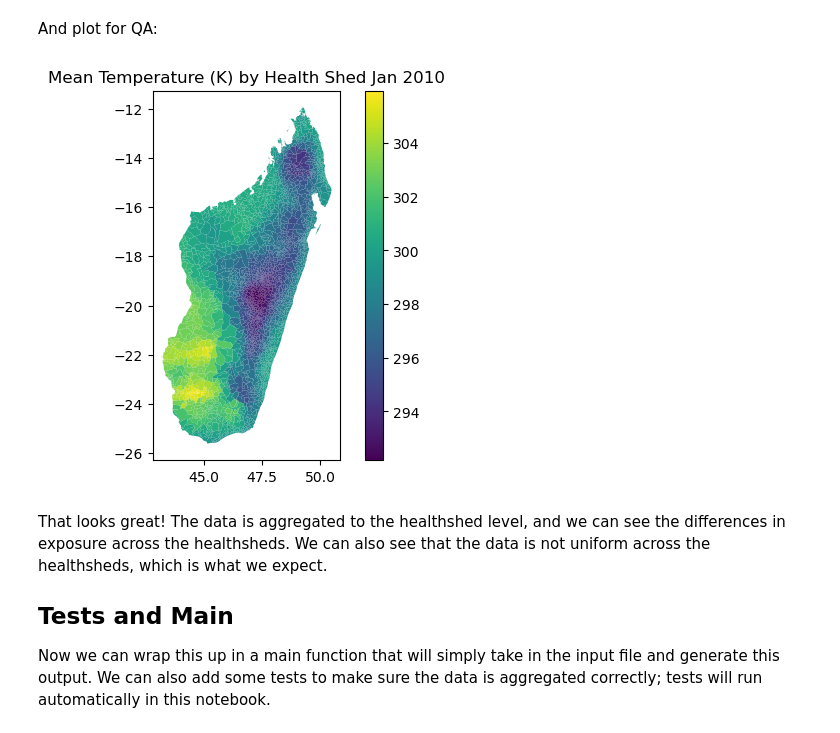
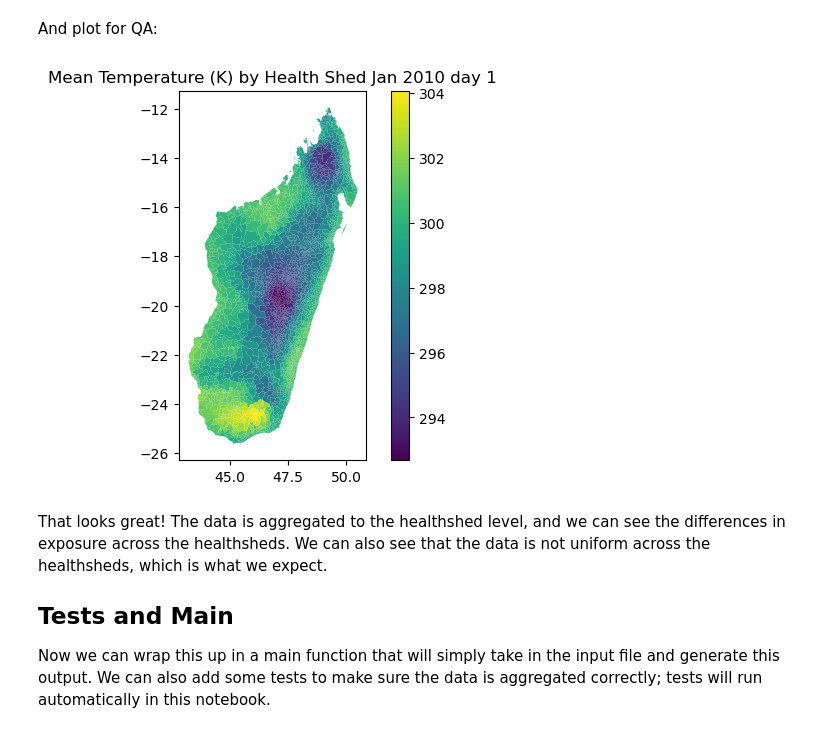
Before and after one commit to NSAPH-Data-Processing/era5_sandbox, a Jupyter notebook: notes/02_aggregate.ipynb, the cells around one changed output. Cells and saved outputs as stored; diff of their text form; code cells hidden in the pictures.

```diff
--- a/notes/02_aggregate.ipynb
+++ b/notes/02_aggregate.ipynb
@@ -138,6 +141,7 @@ Next, a function to write and read the netCDF to tiff:
 
 def netcdf_to_tiff(
     ds: xr.Dataset, # The aggregated xarray dataset to convert.
+    band: int,      # The day to rasterise; 1 indexed just like human english
     variable: str, # The variable name to convert.
     crs: str = "EPSG:4326", # Coordinate reference system (default is WGS84).
     ):
@@ -159,18 +163,19 @@ def netcdf_to_tiff(
         ds_ = variable.rio.set_spatial_dims(x_dim="longitude", y_dim="latitude")
         ds_ = ds_.rio.write_crs(crs)
         # Save as GeoTIFF
-        variable.rio.to_raster(f"{tmpdirname}/output.tif")
+        ds_.rio.to_raster(f"{tmpdirname}/output.tif")
         # Load the raster file
-        raster_file = RasterFile(f"{tmpdirname}/output.tif").load()
+        raster_file = RasterFile(path=f"{tmpdirname}/output.tif", band=band).load()
 
     return raster_file
 # %% [markdown]
 Now to test it:
 # %%
 resampled_nc = resample_netcdf(eg_file)
-
+print(resampled_nc)
 resampled_tiff = netcdf_to_tiff(
     ds=resampled_nc,
+    band=28,
     variable="t2m",
     crs="EPSG:4326"
 )
@@ -198,7 +221,6 @@ The result is a list where each item tells you the pixel locations that match a
 def polygon_to_raster_cells(
     vectors,
     raster,
-    band=1,
     nodata=None,
     affine=None,
     all_touched=False,
@@ -230,7 +252,7 @@ def polygon_to_raster_cells(
 
     cell_map = []
 
-    with Raster(raster, affine, nodata, band) as rast:
+    with Raster(raster, affine, nodata) as rast:
         # used later to crop raster and find start row and col
         min_lon, dlon = affine.c, affine.a
         max_lat, dlat = affine.f, -affine.e
@@ -281,7 +303,6 @@ healthsheds = driver.read_healthsheds("healthsheds2022.zip")
 res_poly2cell=polygon_to_raster_cells(
     vectors = healthsheds.geometry.values, # the geometries of the shapefile of the regions
     raster=resampled_tiff.data, # the raster data above
-    band=1, # the value of the day that we're using
     nodata=resampled_tiff.nodata, # any intersections with no data, may have to be np.nan
     affine=resampled_tiff.transform, # some math thing need to revise
     all_touched=True,
@@ -362,10 +383,10 @@ result.head()
 And plot for QA:
 # %%
 result.plot(column="mean_temperature", legend=True)
-plt.title("Mean Temperature (K) by Health Shed Jan 2010")
+plt.title("Mean Temperature (K) by Health Shed Jan 2010 day 1")
 plt.show()
 # %% [output]
-[figure, old version]
+[figure, new version]
 # %% [markdown]
 That looks great! The data is aggregated to the healthshed level, and we can see the differences in exposure across the healthsheds. We can also see that the data is not uniform across the healthsheds, which is what we expect.
 
```
Also changed, not shown: parts of 18 cells of this notebook, 5 other files.
